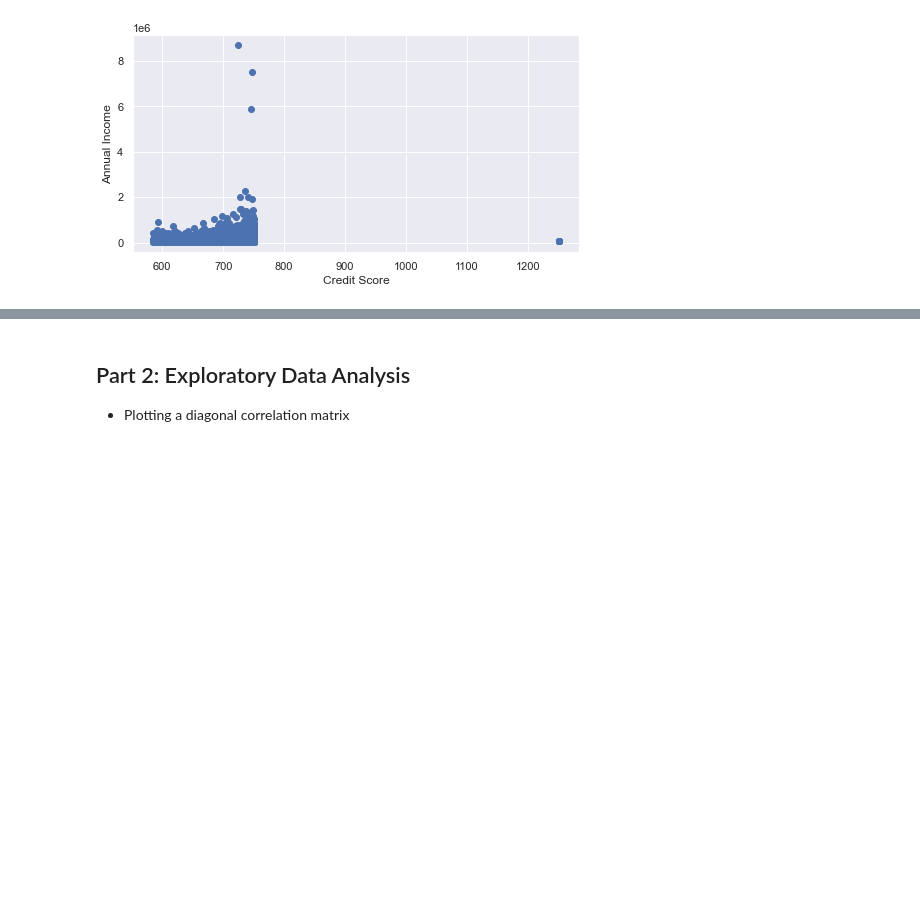
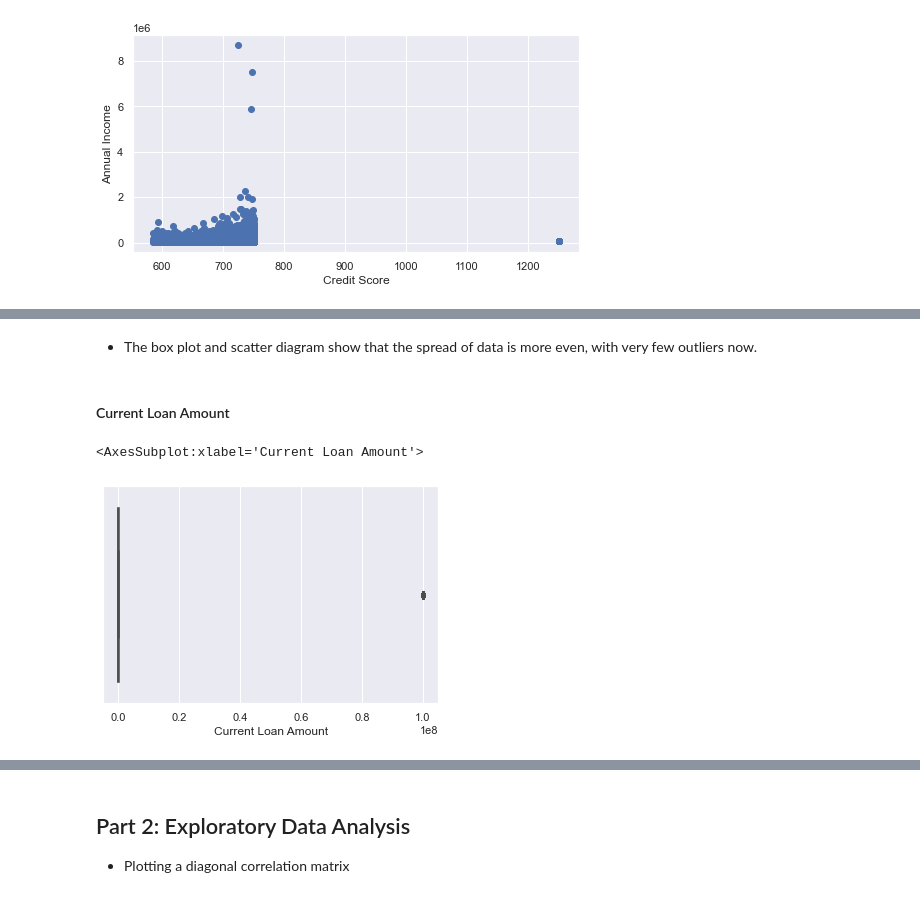
Before and after one commit to supermanimmy/loan-dataset-exploration, a Jupyter notebook: Loan Dataset Exploration.ipynb, the cells around one changed output, grey strips where cells are left out. Saved outputs shown, nothing was run; the diff lists cells and outputs as text; code cells hidden in the pictures; blank space fills up the shorter version.

```diff
--- a/Loan Dataset Exploration.ipynb
+++ b/Loan Dataset Exploration.ipynb
@@ -293,0 +309,9 @@ loan.shape
+# %% [markdown]
+* The box plot and scatter diagram show that the spread of data is more even, with very few outliers now.
+# %% [markdown]
+#### Current Loan Amount
+# %%
+sns.boxplot(x=loan['Current Loan Amount'])
+# %% [output]
+<AxesSubplot:xlabel='Current Loan Amount'>
+[figure, added]
```
Also changed, not shown: parts of 44 cells of this notebook.
